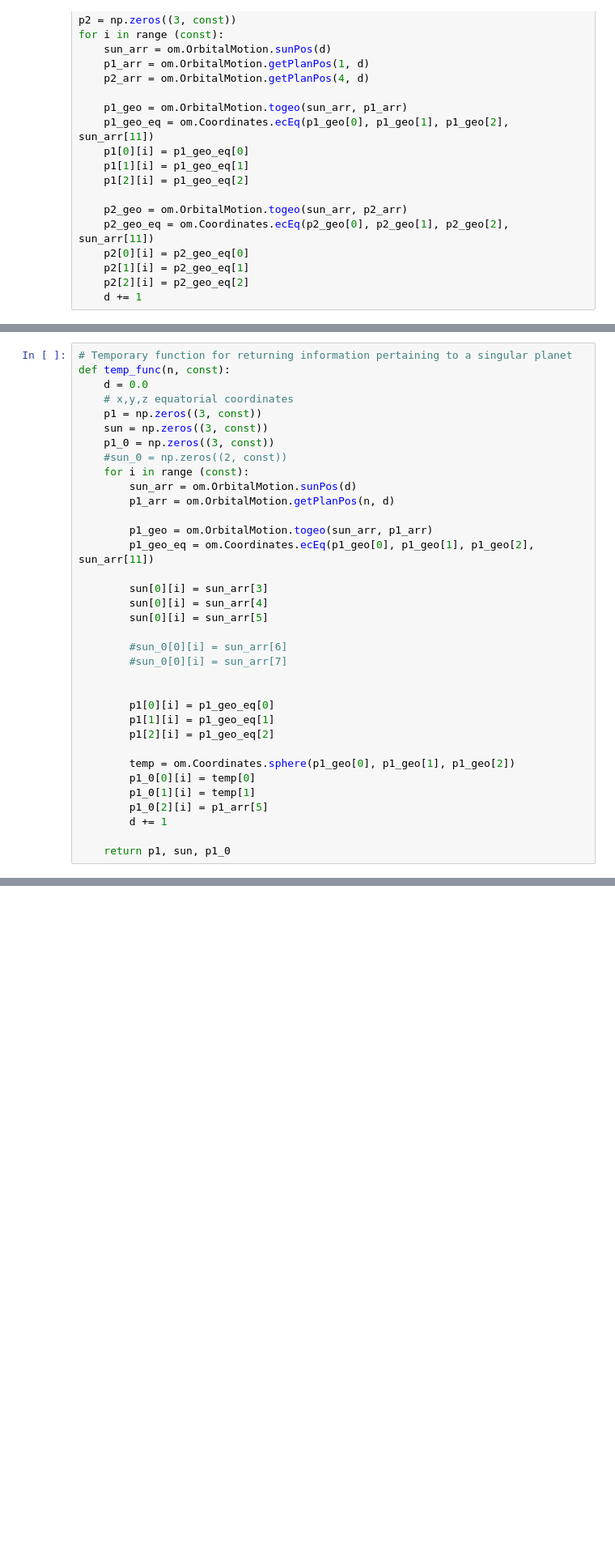
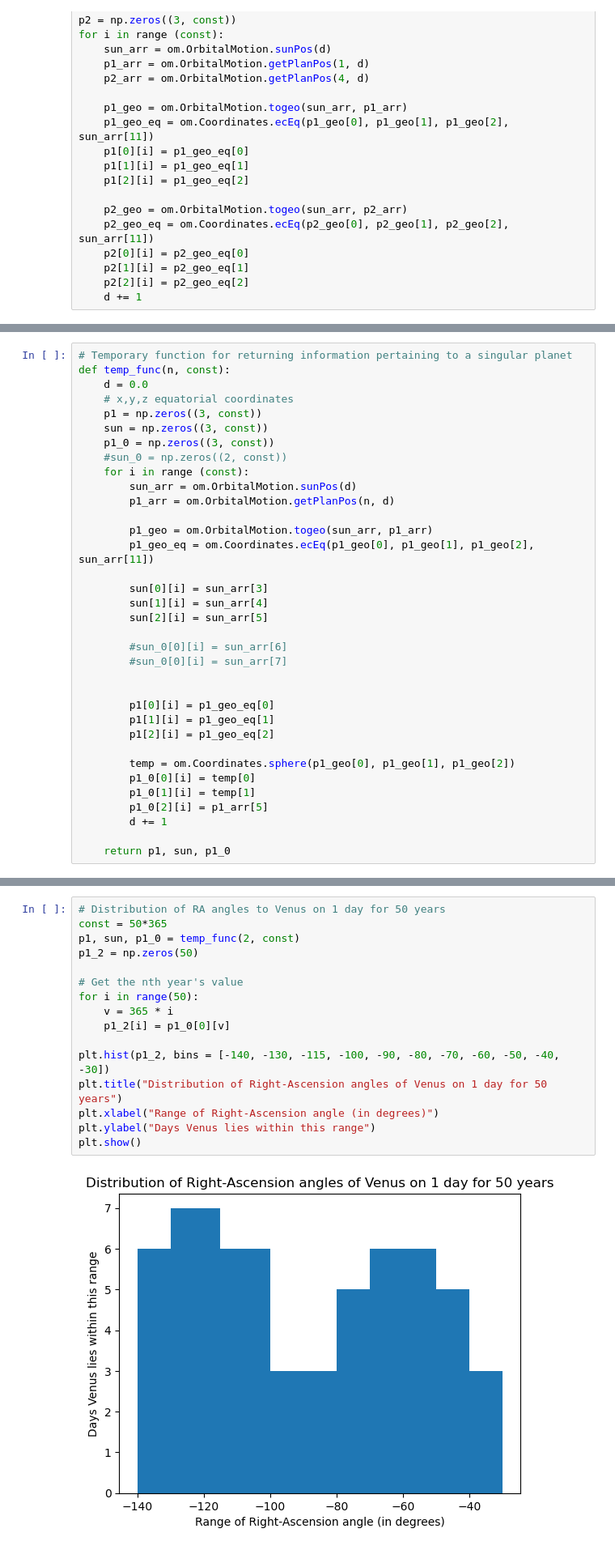
Before and after one commit to kpetwe/Orbital-Motion, a Jupyter notebook: WXML-Testing.ipynb, the cells around one changed output, grey strips where cells are left out. Shown at 81% size. Saved outputs shown, nothing was run; the diff lists cells and outputs as text; blank space fills up the shorter version.

Commit message:
Entropy
Added entropy calculations for RA angles and generated keys.

```diff
--- a/WXML-Testing.ipynb
+++ b/WXML-Testing.ipynb
@@ -158,8 +133,8 @@ def temp_func(n, const):
         p1_geo_eq = om.Coordinates.ecEq(p1_geo[0], p1_geo[1], p1_geo[2], sun_arr[11])
 
         sun[0][i] = sun_arr[3]
-        sun[0][i] = sun_arr[4]
-        sun[0][i] = sun_arr[5]
+        sun[1][i] = sun_arr[4]
+        sun[2][i] = sun_arr[5]
 
         #sun_0[0][i] = sun_arr[6]
         #sun_0[0][i] = sun_arr[7]
@@ -190,4 +168,22 @@ plt.show()
 #print(p1_0[0])
 # %% [output]
 [figure]
+# %%
+# Distribution of RA angles to Venus on 1 day for 50 years
+const = 50*365
+p1, sun, p1_0 = temp_func(2, const)
+p1_2 = np.zeros(50)
+
+# Get the nth year's value
+for i in range(50):
+    v = 365 * i
+    p1_2[i] = p1_0[0][v]
+
+plt.hist(p1_2, bins = [-140, -130, -115, -100, -90, -80, -70, -60, -50, -40, -30])
+plt.title("Distribution of Right-Ascension angles of Venus on 1 day for 50 years")
+plt.xlabel("Range of Right-Ascension angle (in degrees)")
+plt.ylabel("Days Venus lies within this range")
+plt.show()
+# %% [output]
+[figure, added]
 # %%
```
Also changed, not shown: parts of 24 cells of this notebook, 3 other files.
